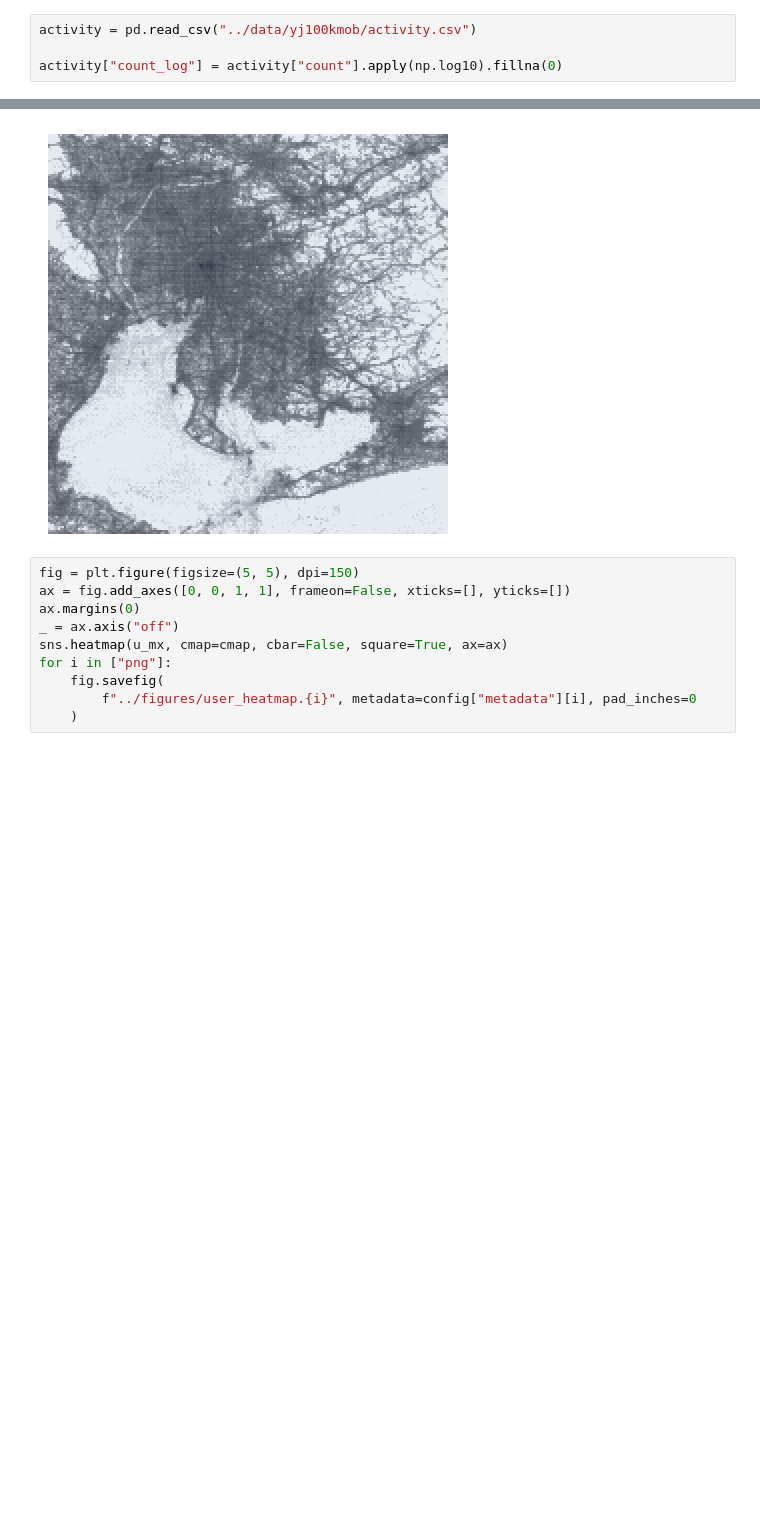
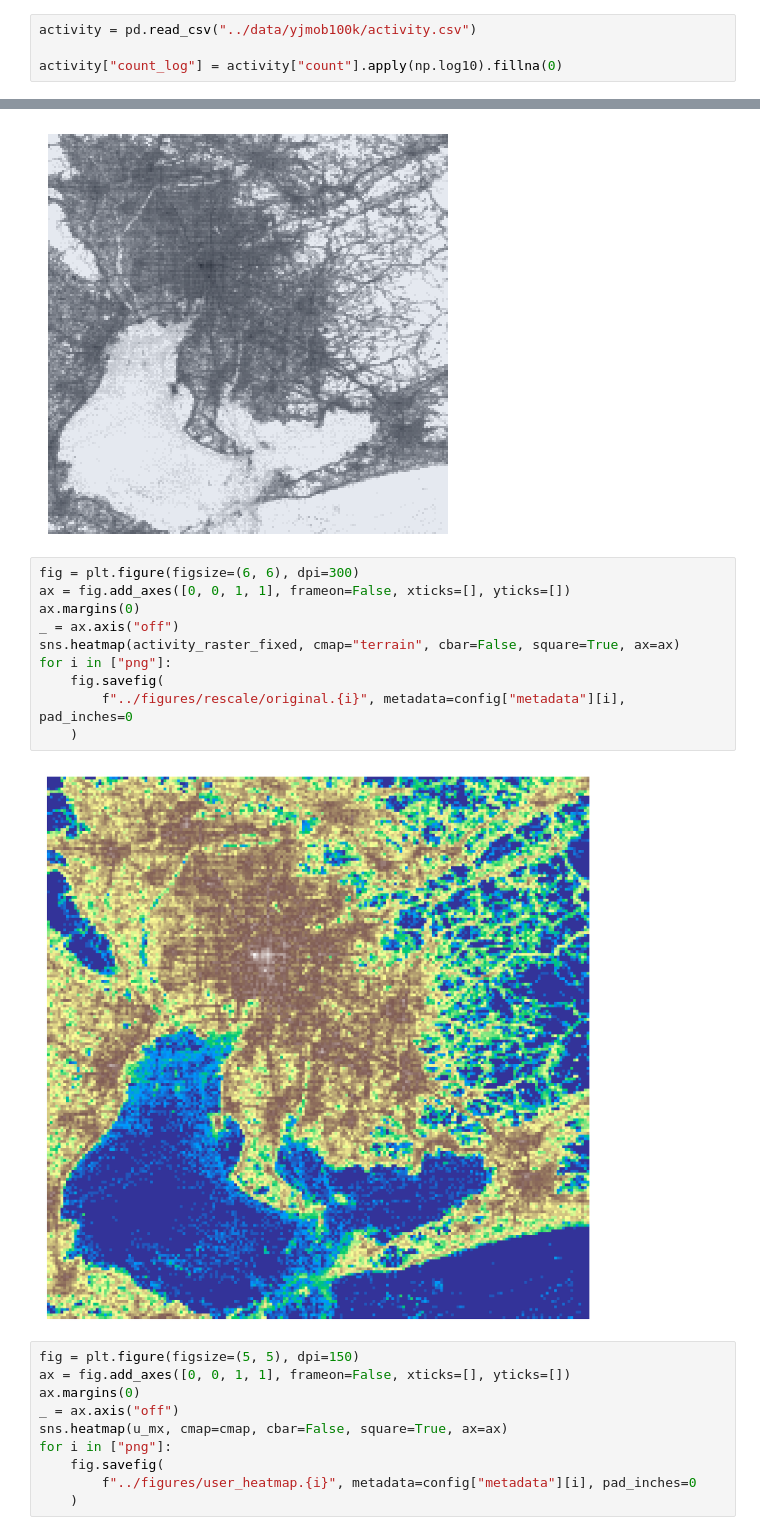
Before and after one commit to pintergreg/geolocating_cities_using_human_activity_traces, a Jupyter notebook: src/plot_heatmaps.ipynb, the cells around one changed output, grey strips where cells are left out. Drawn from its saved outputs; the diff is of its cells as text; blank space fills up the shorter version.

Commit message:
Plot activity heatmap using terrain palette GH-7

```diff
--- a/src/plot_heatmaps.ipynb
+++ b/src/plot_heatmaps.ipynb
@@ -35,7 +35,7 @@ print(data.head(5).to_markdown(index=False))
 |     0 |   0 |   9 |  77 |  86 |
 |     0 |   0 |  19 |  81 |  89 |
 # %%
-activity = pd.read_csv("../data/yj100kmob/activity.csv")
+activity = pd.read_csv("../data/yjmob100k/activity.csv")
 
 activity["count_log"] = activity["count"].apply(np.log10).fillna(0)
 # %%
@@ -82,6 +82,18 @@ for i in ["png"]:
     )
 # %% [output]
 [figure]
+# %%
+fig = plt.figure(figsize=(6, 6), dpi=300)
+ax = fig.add_axes([0, 0, 1, 1], frameon=False, xticks=[], yticks=[])
+ax.margins(0)
+_ = ax.axis("off")
+sns.heatmap(activity_raster_fixed, cmap="terrain", cbar=False, square=True, ax=ax)
+for i in ["png"]:
+    fig.savefig(
+        f"../figures/rescale/original.{i}", metadata=config["metadata"][i], pad_inches=0
+    )
+# %% [output]
+[figure, added]
 # %%
 fig = plt.figure(figsize=(5, 5), dpi=150)
 ax = fig.add_axes([0, 0, 1, 1], frameon=False, xticks=[], yticks=[])
```
Also changed, not shown: parts of 1 cell of this notebook.
